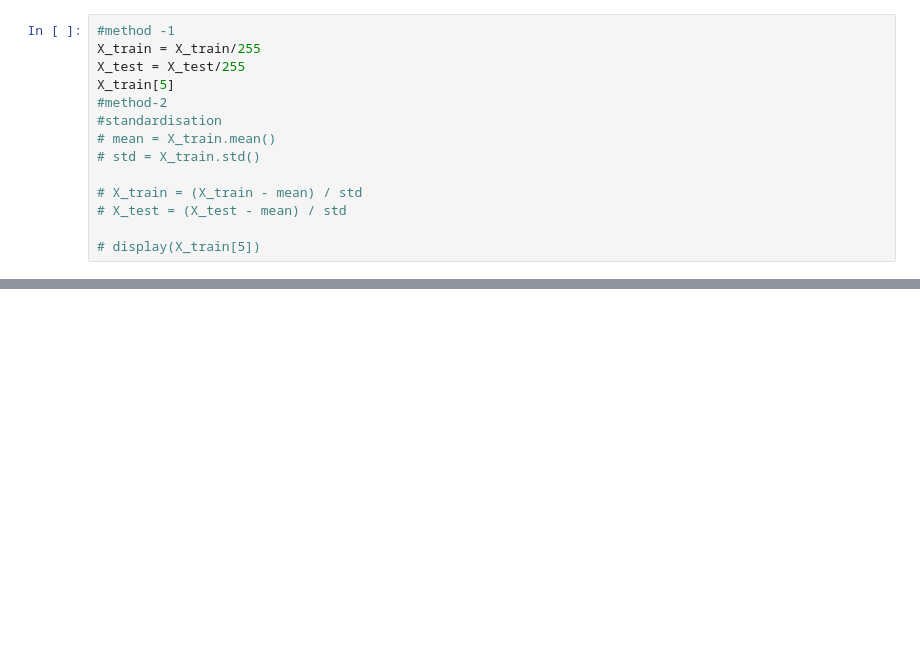
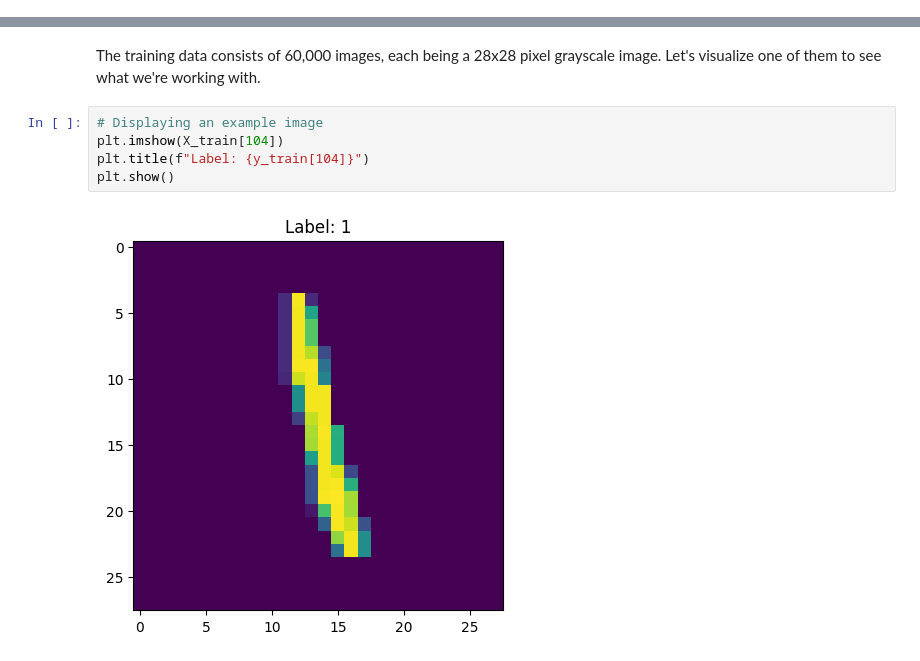
Before and after one commit to Digam-hue/MNIST-Digit-Classifier-ANN, a Jupyter notebook: MNIST_ANN_classification.ipynb, the cells around one changed output, grey strips where cells are left out. Drawn from its saved outputs; the diff is of its cells as text; blank space fills up the shorter version.

```diff
--- a/MNIST_ANN_classification.ipynb
+++ b/MNIST_ANN_classification.ipynb
@@ -27,14 +23,0 @@ X_train.shape
-# %%
-#method -1
-X_train = X_train/255
-X_test = X_test/255
-X_train[5]
-#method-2
-#standardisation
-# mean = X_train.mean()
-# std = X_train.std()
-
-# X_train = (X_train - mean) / std
-# X_test = (X_test - mean) / std
-
-# display(X_train[5])
@@ -69,0 +31,9 @@ plt.imshow(X_train[104])
+# %% [markdown]
+The training data consists of 60,000 images, each being a 28x28 pixel grayscale image. Let's visualize one of them to see what we're working with.
+# %%
+# Displaying an example image
+plt.imshow(X_train[104])
+plt.title(f"Label: {y_train[104]}")
+plt.show()
+# %% [output]
+[figure, added]
```
Also changed, not shown: parts of 42 cells of this notebook.
